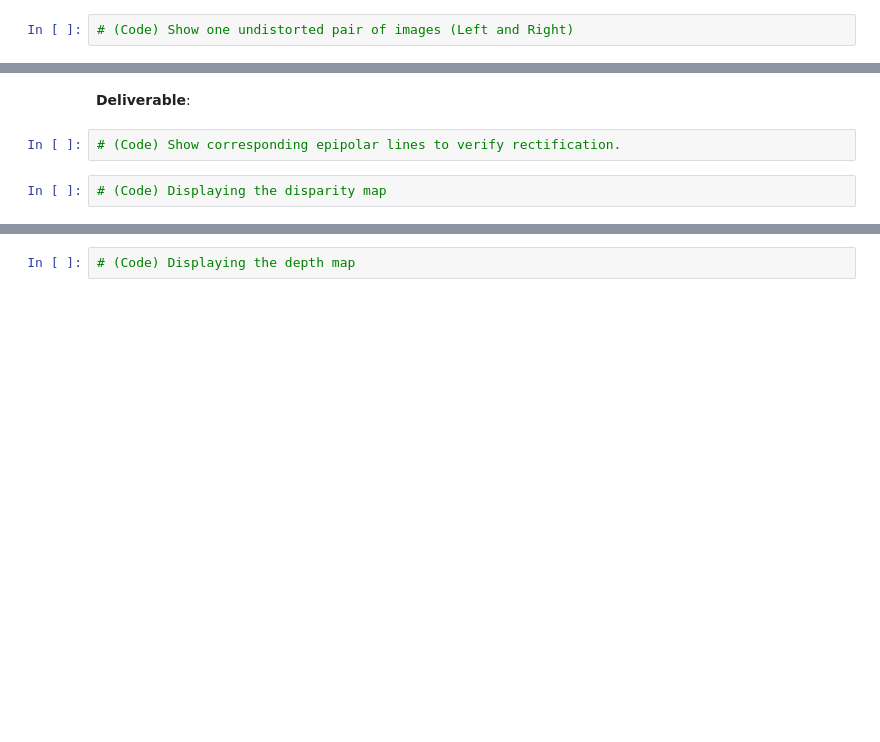
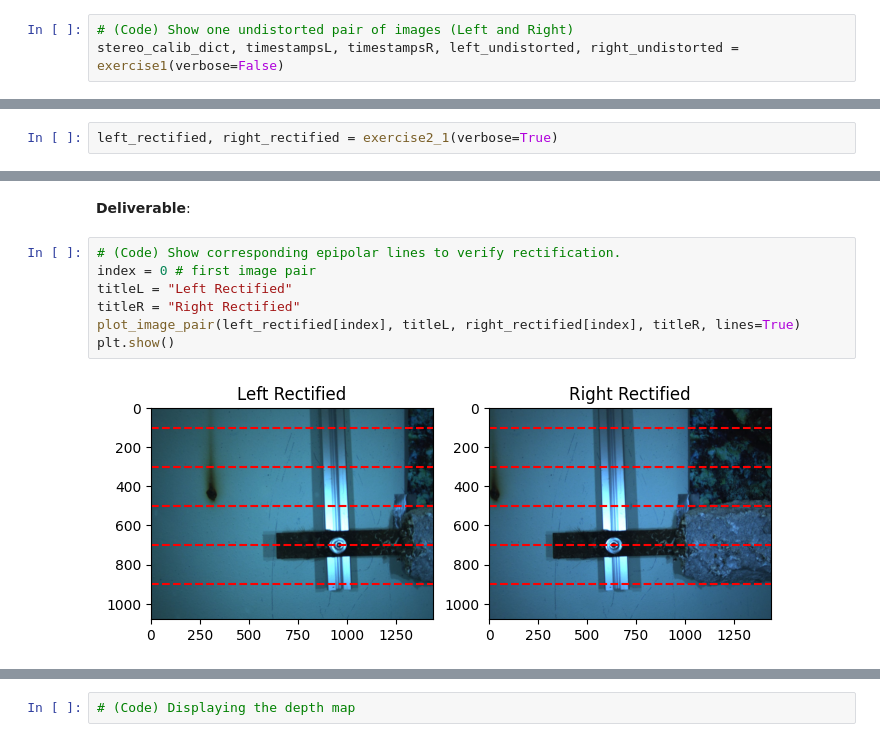
Before and after one commit to ChristianGeyer/pmap-assign2-3d-point-cloud-reconstruction, a Jupyter notebook: Assignment2_2025_ChristianGeyer.ipynb, the cells around one changed output, grey strips where cells are left out. Drawn from its saved outputs; the diff is of its cells as text; blank space fills up the shorter version.

```diff
--- a/Assignment2_2025_ChristianGeyer.ipynb
+++ b/Assignment2_2025_ChristianGeyer.ipynb
@@ -467,3 +464,4 @@ Undistorted 138 left and 138 right images.
 **Deliverable**:
 # %%
 # (Code) Show one undistorted pair of images (Left and Right)
+stereo_calib_dict, timestampsL, timestampsR, left_undistorted, right_undistorted = exercise1(verbose=False)
@@ -482,0 +623,2 @@ Once the disparity map is computed, convert it into a depth map using the known
+# %%
+left_rectified, right_rectified = exercise2_1(verbose=True)
@@ -484,5 +651,10 @@ Once the disparity map is computed, convert it into a depth map using the known
 **Deliverable**:
 # %%
 # (Code) Show corresponding epipolar lines to verify rectification.
+index = 0 # first image pair
+titleL = "Left Rectified"
+titleR = "Right Rectified"
+plot_image_pair(left_rectified[index], titleL, right_rectified[index], titleR, lines=True)
+plt.show()
+# %% [output]
+[figure, added]
-# %%
-# (Code) Displaying the disparity map
```
Also changed, not shown: parts of 11 cells of this notebook.
